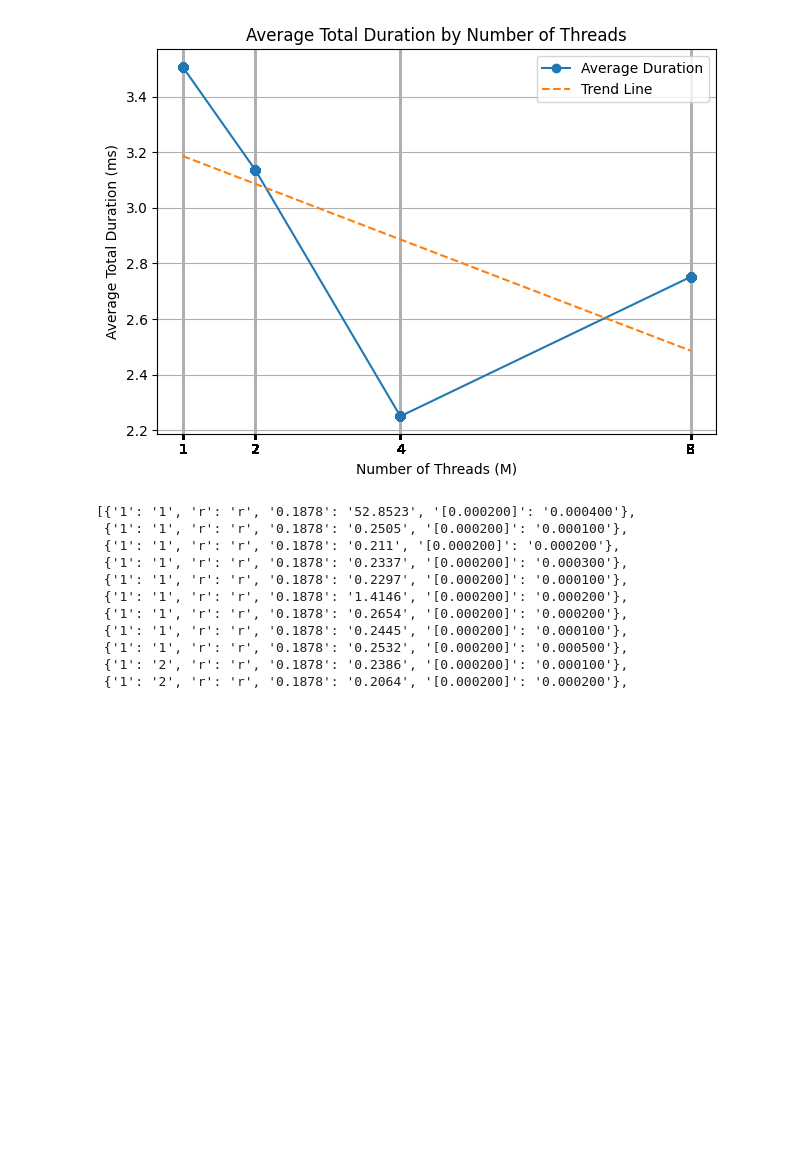
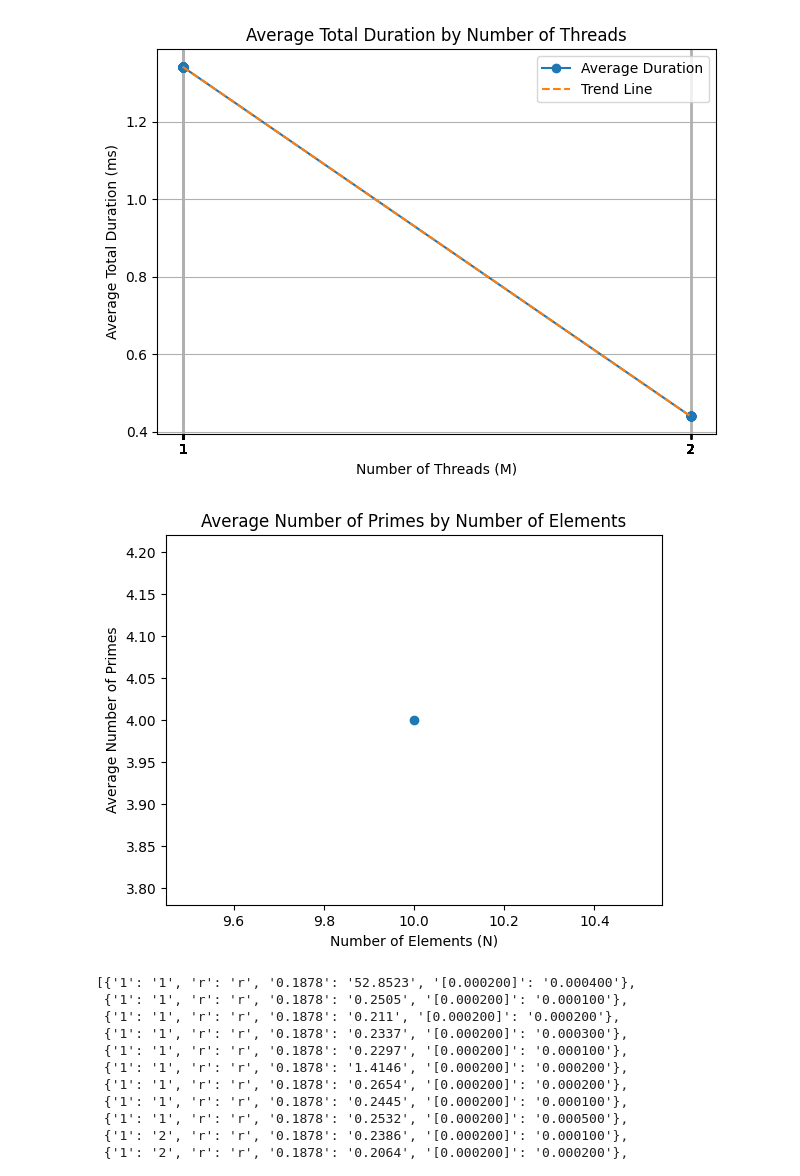
Before and after one commit to AlmirFonseca/computacao_escalavel, a Jupyter notebook: Tarefa 2/relatorio.ipynb, the cells around one changed output. Saved outputs shown, nothing was run; the diff lists cells and outputs as text; code cells hidden in the pictures; blank space fills up the shorter version.

```diff
--- a/Tarefa 2/relatorio.ipynb
+++ b/Tarefa 2/relatorio.ipynb
@@ -12,7 +12,7 @@ def plot_time_by_m(data):
       data_ = [row for row in data if row["method"] == "i" and row["N"] == "10000" and row["approach"] == "3"]
       # get the number of threads (M) and the time (totalDuration(ms))
       m_values = [int(row["M"]) for row in data_]
-      time_values = [float(row["totalDuration(ms)"]) for row in data_]
+      time_values = [float(row["totalTime"]) for row in data_]
       plt.plot(m_values, time_values)
       plt.xlabel("Number of Threads (M)")
       plt.ylabel("Total Duration (ms)")
@@ -30,7 +30,7 @@ def plot_duration_by_m(data):
   for row in data:
     m = int(row["M"])
     m_values.append(m)
-    durations = [float(d["totalDuration(ms)"]) for d in data if int(d["M"]) == m]
+    durations = [float(d["totalTime"]) for d in data if int(d["M"]) == m]
     duration_means.append(sum(durations) / len(durations))
 
   # Calculate trend line using numpy.polyfit
@@ -53,7 +53,7 @@ def plot_primes_by_N(data):
   primes_means = []
   for n in set(row["N"] for row in data):
     n_values.append(n)
-    primes = [int(row["numberPrimes"]) for row in data if row["N"] == n]
+    primes = [int(row["numPrime"]) for row in data if row["N"] == n]
     primes_means.append(sum(primes) / len(primes))
 
   n_values, primes_means = zip(*sorted(zip(n_values, primes_means)))
@@ -79,26 +79,28 @@ def plot_primes_by_N(data):
 # %%
 import csv
 
 # Headers for the CSV file
-headers = ["N", "M", "approach", "method", "totalDuration(ms)", "durationthread"]
+headers = ["N", "M", "approach", "method", "numPrime", "totalTime", "timePerThread"]
 
 # Read data from CSV file
 data = []
 with open("results.csv", newline='') as csvfile:
   reader = csv.reader(csvfile)  # Use csv.reader for plain reading without headers
   header = next(reader)  # Skip the header row (which doesn't exist here)
   for row in reader:
     # Parse the values, handling the list in the last column
-    parsed_row = [int(row[0]), int(row[1]), int(row[2]), row[3], float(row[4])]
-    thread_durations = row[5].strip("[]").split(";")
+    parsed_row = [int(row[0]), int(row[1]), int(row[2]), row[3], int(row[4]), float(row[5])]
+    thread_durations = row[6].strip("[]").split(";")
     parsed_row.append([float(duration) for duration in thread_durations])
 
     # Create a dictionary with headers as keys
     data_dict = dict(zip(headers, parsed_row))
     data.append(data_dict)
 plot_duration_by_m(data.copy())
+plot_primes_by_N(data.copy())
 # %% [output]
-[figure, old version]
+[figure, new version]
+[figure, added]
 # %%
 data
 # %% [output]
```
